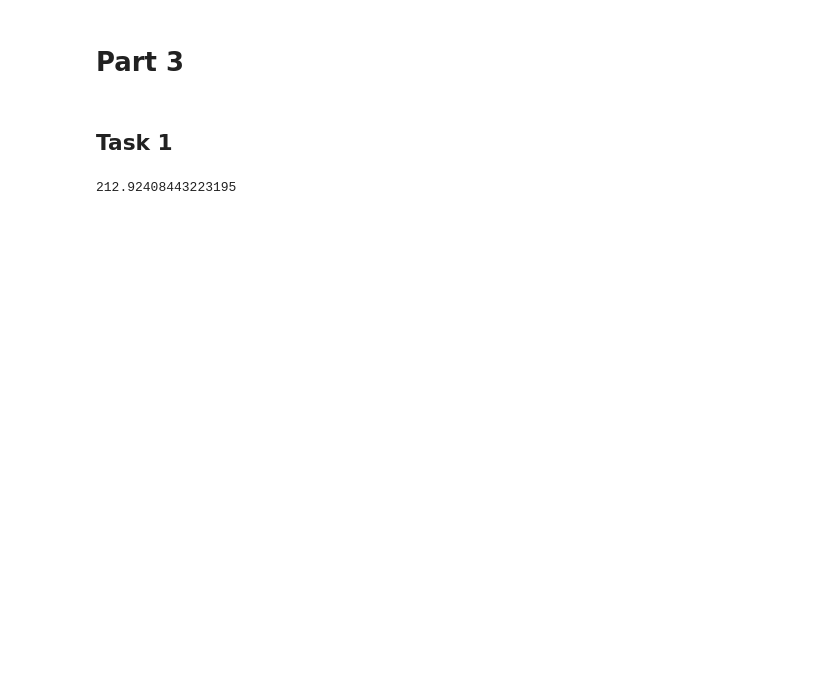
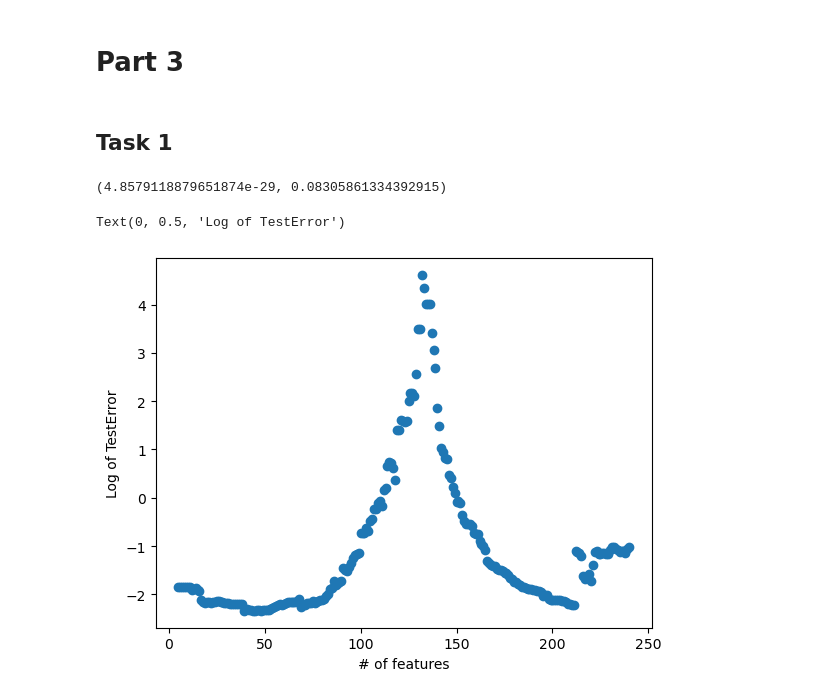
Before and after one commit to nishanthalladi/cs598psl, a Jupyter notebook: coding3/Coding3.ipynb, the cells around one changed output. Saved outputs shown, nothing was run; the diff lists cells and outputs as text; code cells hidden in the pictures; blank space fills up the shorter version.

```diff
--- a/coding3/Coding3.ipynb
+++ b/coding3/Coding3.ipynb
@@ -259,9 +247,13 @@ beta_hat = np.linalg.inv(F.T @ F) @ F.T @ Y_train
-# %%
-X_test = X_test @ Vh.T
-X_test = X_test[:, :K]
-
-n = len(Y_test)
-
-(1 / n) * np.sum((Y_test - (X_test @ beta_hat + np.mean(Y_train))) ** 2)
-# %% [output]
-212.92408443223195
+# %%
+data_ = pd.read_csv(open("Coding3_dataH.csv", "rb"), delimiter=",")
+
+scaler = StandardScaler()
+
+train = data_.sample(frac=0.25, random_state=280)
+test = data_.drop(train.index)
+
+X_train_ = train.iloc[:, 1:]
+Y_train_ = train.iloc[:, 0]
+
+X_test_ = test.iloc[:, 1:]
+Y_test_ = test.iloc[:, 0]
@@ -267,0 +279,32 @@ n = len(Y_test)
+# %%
+X_train_ = scaler.fit_transform(X_train_)
+X_test_ = scaler.transform(X_test_)
+print(ridgeless(X_train_, X_test_, Y_train_, Y_test_))
+# %% [output]
+(4.8579118879651874e-29, 0.08305861334392915)
+# %%
+test_errors = np.zeros((30, 236))
+for t in range(30):
+    train = data_.sample(frac=0.25)
+    test = data_.drop(train.index)
+
+    X_train = train.iloc[:, 1:]
+    Y_train = train.iloc[:, 0]
+
+    X_test = test.iloc[:, 1:]
+    Y_test = test.iloc[:, 0]
+    X_train = scaler.fit_transform(X_train)
+    X_test = scaler.transform(X_test)
+    for d in range(5, 241):
+        test_error = ridgeless(X_train[:,:d], X_test[:,:d], Y_train, Y_test)[1]
+        test_errors[t][d-5] = test_error
+# %%
+test_errors_log = np.log(test_errors)
+test_errors_medians = np.median(test_errors_log, axis = 0)
+
+plt.plot(np.arange(5, 241), test_errors_medians, 'o')
+plt.xlabel('# of features')
+plt.ylabel('Log of TestError')
+# %% [output]
+Text(0, 0.5, 'Log of TestError')
+[figure, added]
```
Also changed, not shown: parts of 8 cells of this notebook, 6 other files.
